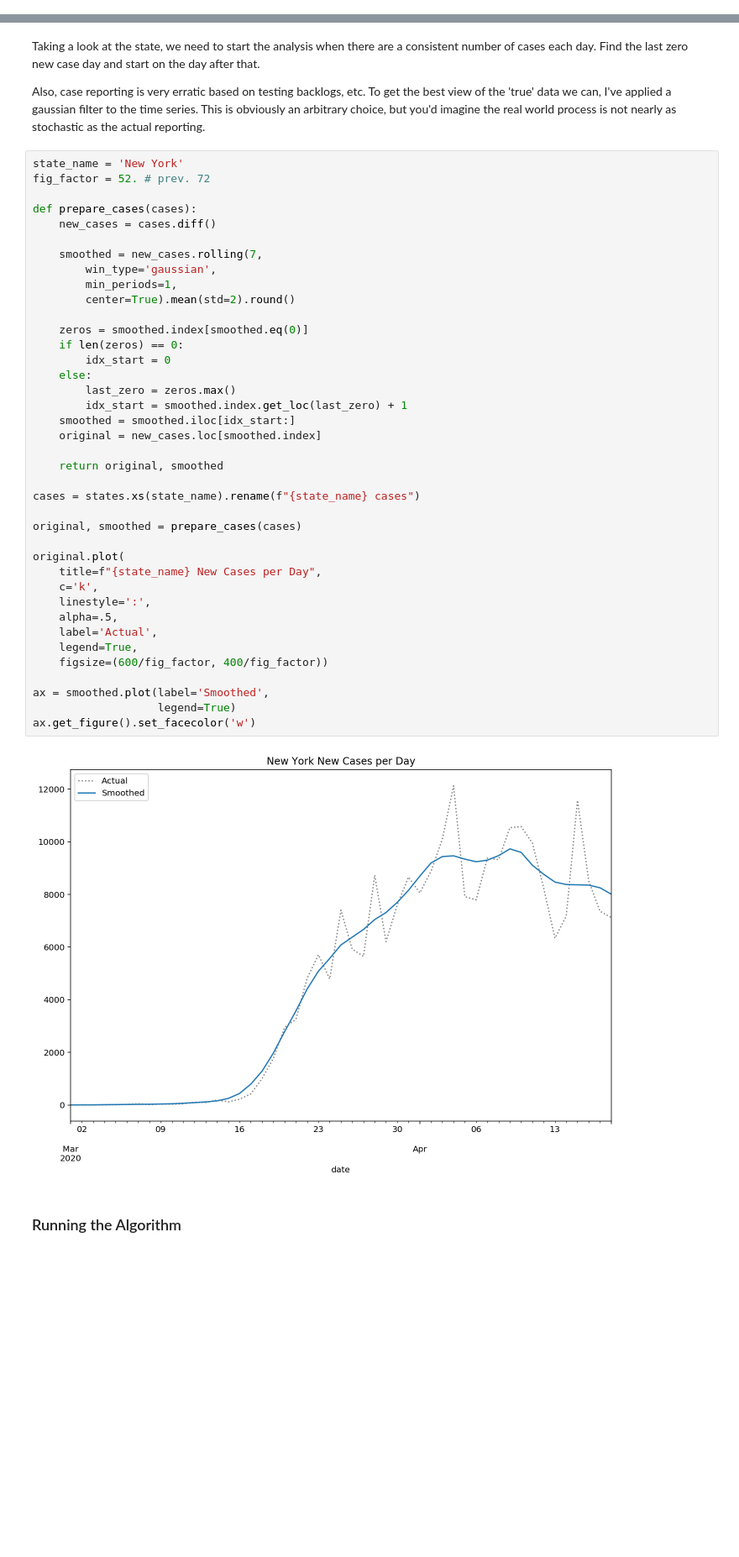
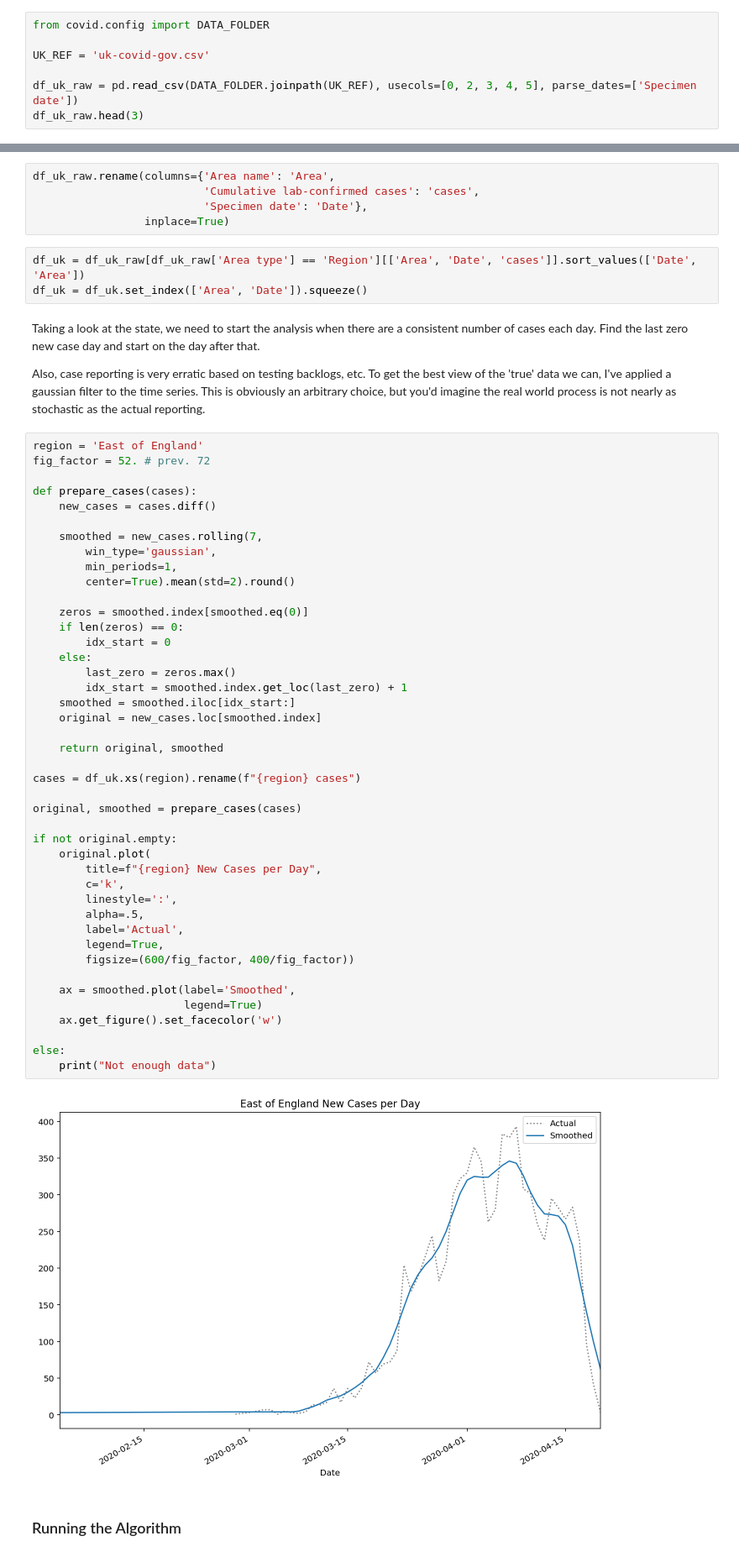
Before and after one commit to jgdelrio/covid-data, a Jupyter notebook: notebooks/realtime_R0_UK.ipynb, the cells around one changed output, grey strips where cells are left out. Shown at 84% size. Cells and saved outputs as stored; diff of their text form; blank space fills up the shorter version.

Commit message:
Added notebooks for Rt estimation in UK and SP by regions as well as required data

```diff
--- a/notebooks/realtime_R0_UK.ipynb
+++ b/notebooks/realtime_R0_UK.ipynb
@@ -288,0 +276,7 @@ Name: cases, dtype: int64
+# %%
+from covid.config import DATA_FOLDER
+
+UK_REF = 'uk-covid-gov.csv'
+
+df_uk_raw = pd.read_csv(DATA_FOLDER.joinpath(UK_REF), usecols=[0, 2, 3, 4, 5], parse_dates=['Specimen date'])
+df_uk_raw.head(3)
@@ -289,48 +288,60 @@ Name: cases, dtype: int64
+# %%
+df_uk_raw.rename(columns={'Area name': 'Area',
+                          'Cumulative lab-confirmed cases': 'cases',
+                          'Specimen date': 'Date'},
+                 inplace=True)
+# %%
+df_uk = df_uk_raw[df_uk_raw['Area type'] == 'Region'][['Area', 'Date', 'cases']].sort_values(['Date', 'Area'])
+df_uk = df_uk.set_index(['Area', 'Date']).squeeze()
 # %% [markdown]
 Taking a look at the state, we need to start the analysis when there are a consistent number of cases each day. Find the last zero new case day and start on the day after that.
 
 Also, case reporting is very erratic based on testing backlogs, etc. To get the best view of the 'true' data we can, I've applied a gaussian filter to the time series. This is obviously an arbitrary choice, but you'd imagine the real world process is not nearly as stochastic as the actual reporting.
 # %%
-state_name = 'New York'
+region = 'East of England'
 fig_factor = 52. # prev. 72
 
 def prepare_cases(cases):
     new_cases = cases.diff()
 
     smoothed = new_cases.rolling(7,
         win_type='gaussian',
         min_periods=1,
         center=True).mean(std=2).round()
 
     zeros = smoothed.index[smoothed.eq(0)]
     if len(zeros) == 0:
         idx_start = 0
     else:
         last_zero = zeros.max()
         idx_start = smoothed.index.get_loc(last_zero) + 1
     smoothed = smoothed.iloc[idx_start:]
     original = new_cases.loc[smoothed.index]
 
     return original, smoothed
 
-cases = states.xs(state_name).rename(f"{state_name} cases")
+cases = df_uk.xs(region).rename(f"{region} cases")
 
 original, smoothed = prepare_cases(cases)
 
-original.plot(
-    title=f"{state_name} New Cases per Day",
-    c='k',
-    linestyle=':',
-    alpha=.5,
-    label='Actual',
-    legend=True,
-    figsize=(600/fig_factor, 400/fig_factor))
+if not original.empty:
+    original.plot(
+        title=f"{region} New Cases per Day",
+        c='k',
+        linestyle=':',
+        alpha=.5,
+        label='Actual',
+        legend=True,
+        figsize=(600/fig_factor, 400/fig_factor))
 
-ax = smoothed.plot(label='Smoothed',
-                   legend=True)
-ax.get_figure().set_facecolor('w')
+    ax = smoothed.plot(label='Smoothed',
+                       legend=True)
+    ax.get_figure().set_facecolor('w')
+
+else:
+    print("Not enough data")
 # %% [output]
-[figure, old version]
+[figure, new version]
 # %% [markdown]
 ### Running the Algorithm
 # %% [markdown]
```
Also changed, not shown: parts of 19 cells of this notebook, 14 other files.
